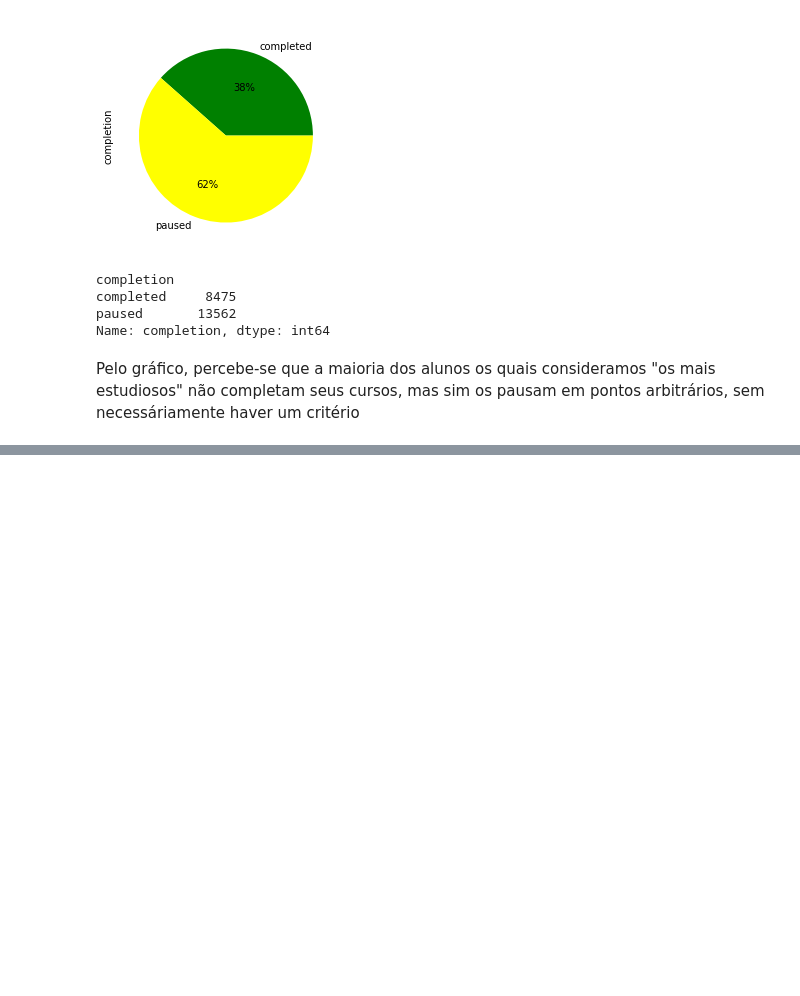
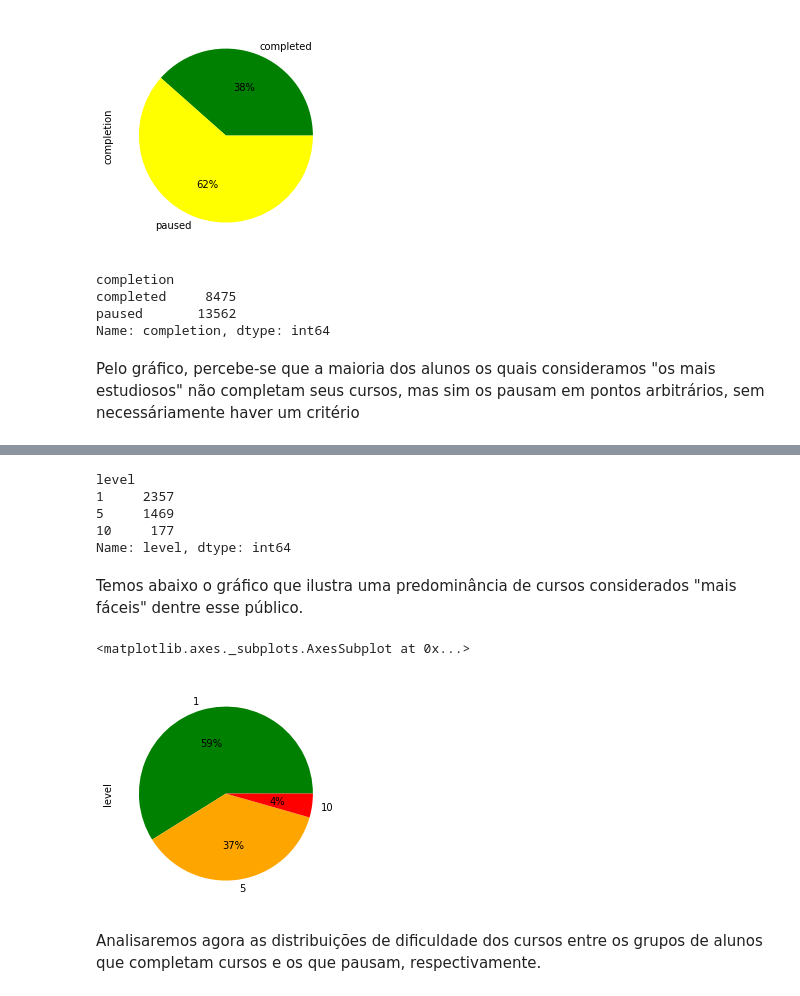
Before and after one commit to jo-nsc/distance-education-2020, a Jupyter notebook: analise_perfil_alunos.ipynb, the cells around one changed output, grey strips where cells are left out. Cells and saved outputs as stored; diff of their text form; code cells hidden in the pictures; blank space fills up the shorter version.

```diff
--- a/analise_perfil_alunos.ipynb
+++ b/analise_perfil_alunos.ipynb
@@ -89,0 +111,5 @@ Pelo gráfico, percebe-se que a maioria dos alunos os quais consideramos "os mai
+# %%
+top25_courses = top25.merge(tasks, left_on='uuid',right_on='uuid')
+top25_courses = top25_courses.merge(courses, left_on='course_uuid',right_on='uuid')
+top25_courses.drop(['duration_x','duration_y','createdAt_x','createdAt_y','uuid_y'],axis=1,inplace=True)
+top25_courses.head()
@@ -89,0 +123,17 @@ Pelo gráfico, percebe-se que a maioria dos alunos os quais consideramos "os mai
+# %%
+top25_courses.groupby('level')['level'].count()
+# %% [output]
+level
+1     2357
+5     1469
+10     177
+Name: level, dtype: int64
+# %% [markdown]
+Temos abaixo o gráfico que ilustra uma predominância de cursos considerados "mais fáceis" dentre esse público.
+# %%
+top25_courses.groupby('level')['level'].count().plot.pie(colors = ['green','orange','red'], autopct='%1.0f%%')
+# %% [output]
+<matplotlib.axes._subplots.AxesSubplot at 0x...>
+[figure, added]
+# %% [markdown]
+Analisaremos agora as distribuições de dificuldade dos cursos entre os grupos de alunos que completam cursos e os que pausam, respectivamente.
```
Also changed, not shown: parts of 14 cells of this notebook.
